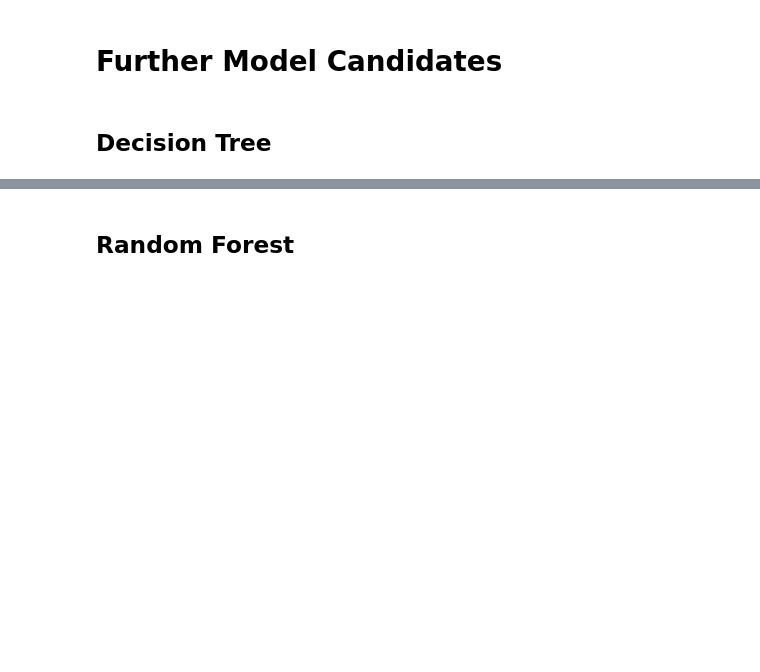
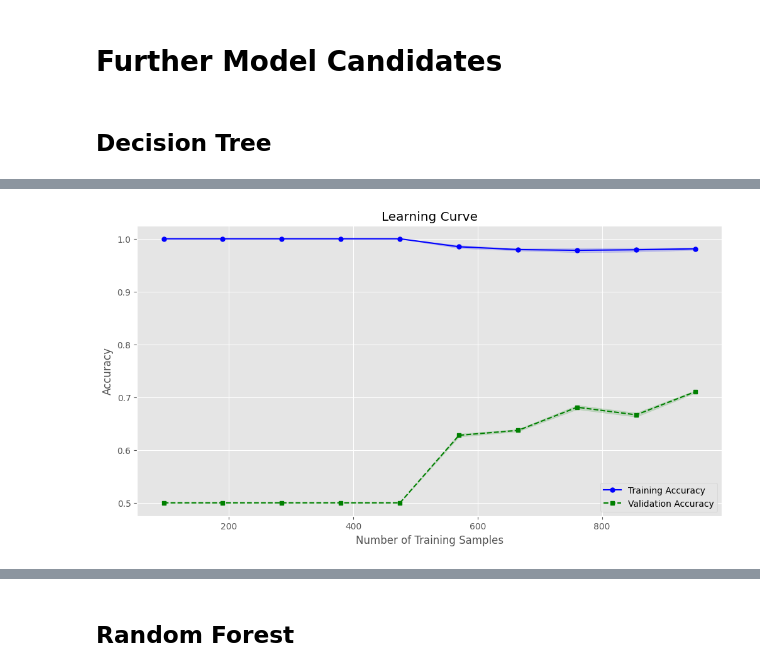
Before and after one commit to okaynils/fhnw-ds-aml, a Jupyter notebook: notebook.ipynb, the cells around one changed output, grey strips where cells are left out. Cells and saved outputs as stored; diff of their text form; code cells hidden in the pictures; blank space fills up the shorter version.

```diff
--- a/notebook.ipynb
+++ b/notebook.ipynb
@@ -1095,4 +1079,37 @@ plot_confusion_matrix(best_estimator, X_test[all_vars_column_selection.columns],
 [figure]
+# %%
+# plot the learning curve
+from sklearn.model_selection import learning_curve
+import matplotlib.pyplot as plt
+
+train_sizes, train_scores, test_scores = learning_curve(
+    estimator=best_estimator,
+    X=X_train[all_vars_column_selection.columns],
+    y=y_train,
+    train_sizes=np.linspace(0.1, 1.0, 10),
+    cv=5,
+    n_jobs=-1
+)
+
+train_mean = np.mean(train_scores, axis=1)
+train_std = np.std(train_scores, axis=1)
+test_mean = np.mean(test_scores, axis=1)
+
+plt.figure(figsize=(12, 6))
+plt.plot(train_sizes, train_mean, color='blue', marker='o', markersize=5, label='Training Accuracy')
+plt.fill_between(train_sizes, train_mean + train_std, train_mean - train_std, alpha=0.15, color='blue')
+
+plt.plot(train_sizes, test_mean, color='green', linestyle='--', marker='s', markersize=5, label='Validation Accuracy')
+plt.fill_between(train_sizes, test_mean + train_std, test_mean - train_std, alpha=0.15, color='green')
+
+plt.title('Learning Curve')
+plt.xlabel('Number of Training Samples')
+plt.ylabel('Accuracy')
+plt.legend()
+plt.grid(True)
+plt.show()
+# %% [output]
+[figure, added]
 # %%
 # plot dalex feature importance
 from dalex import Explainer
```
Also changed, not shown: parts of 3 cells of this notebook.
